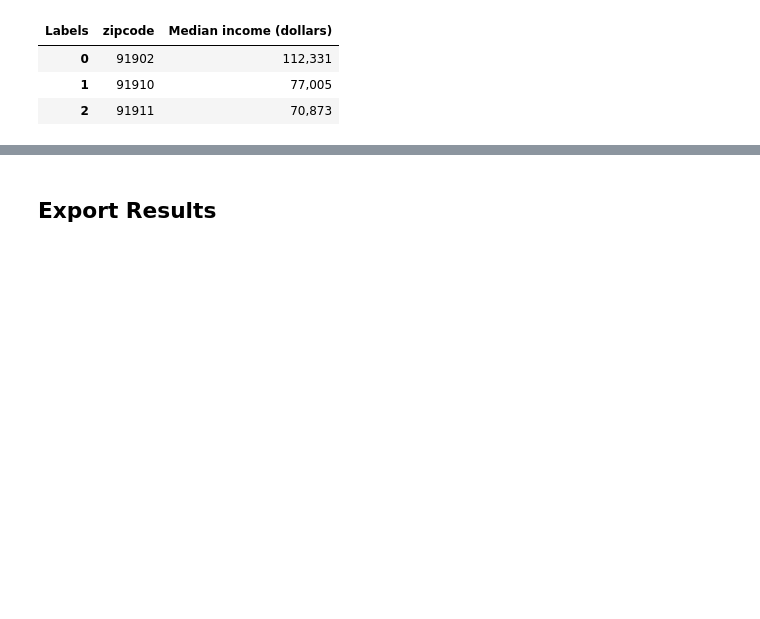
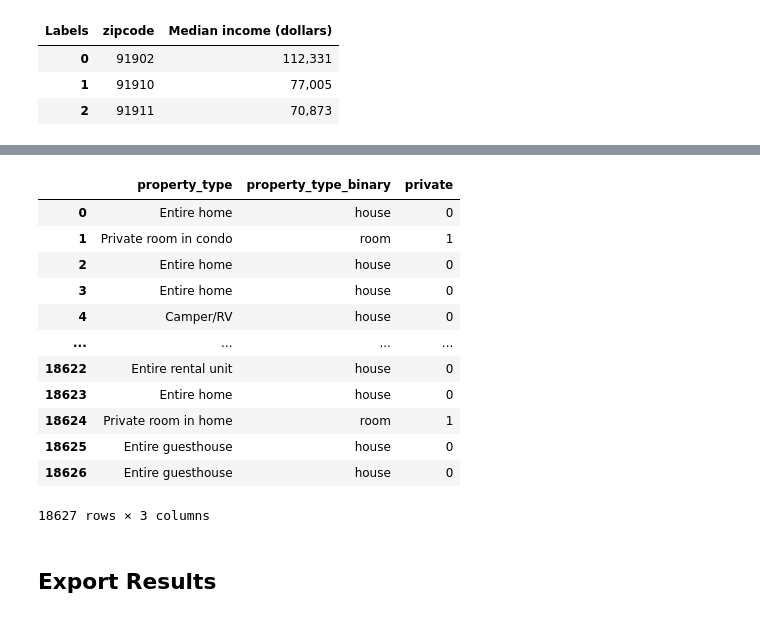
Before and after one commit to nlee98/ADS-599_Capstone_Project, a Jupyter notebook: Code Library/Data_Exploration.ipynb, the cells around one changed output, grey strips where cells are left out. Saved outputs shown, nothing was run; the diff lists cells and outputs as text; code cells hidden in the pictures; blank space fills up the shorter version.

```diff
--- a/Code Library/Data_Exploration.ipynb
+++ b/Code Library/Data_Exploration.ipynb
@@ -440,3 +377,29 @@ eda_income_df.columns.values[-1] = "median_income_dollars"
+# %%
+#Create the new "property_type_binary" column
+eda_income_df["property_type_binary"] = eda_income_df["property_type"].apply(lambda x: 'room' if 'room' in x.lower() else 'house')
+
+# Create the new "private" column
+eda_income_df["private"] = eda_income_df["property_type"].apply(lambda x: 1 if 'private' in x.lower() else 0)
+
+# Optional: You can convert the "private" column to integer type if needed
+eda_income_df["private"] = eda_income_df["private"].astype(int)
+
+# Print the updated DataFrame
+eda_income_df[["property_type", "property_type_binary", "private"]]
+# %% [output]
+|  | property_type | property_type_binary | private |
+| 0 | Entire home | house | 0 |
+| 1 | Private room in condo | room | 1 |
+| 2 | Entire home | house | 0 |
+| 3 | Entire home | house | 0 |
+| 4 | Camper/RV | house | 0 |
+| ... | ... | ... | ... |
+| 18622 | Entire rental unit | house | 0 |
+| 18623 | Entire home | house | 0 |
+| 18624 | Private room in home | room | 1 |
+| 18625 | Entire guesthouse | house | 0 |
+| 18626 | Entire guesthouse | house | 0 |
+18627 rows × 3 columns
 # %% [markdown]
 ## Export Results
 # %%
```
Also changed, not shown: parts of 10 cells of this notebook.
